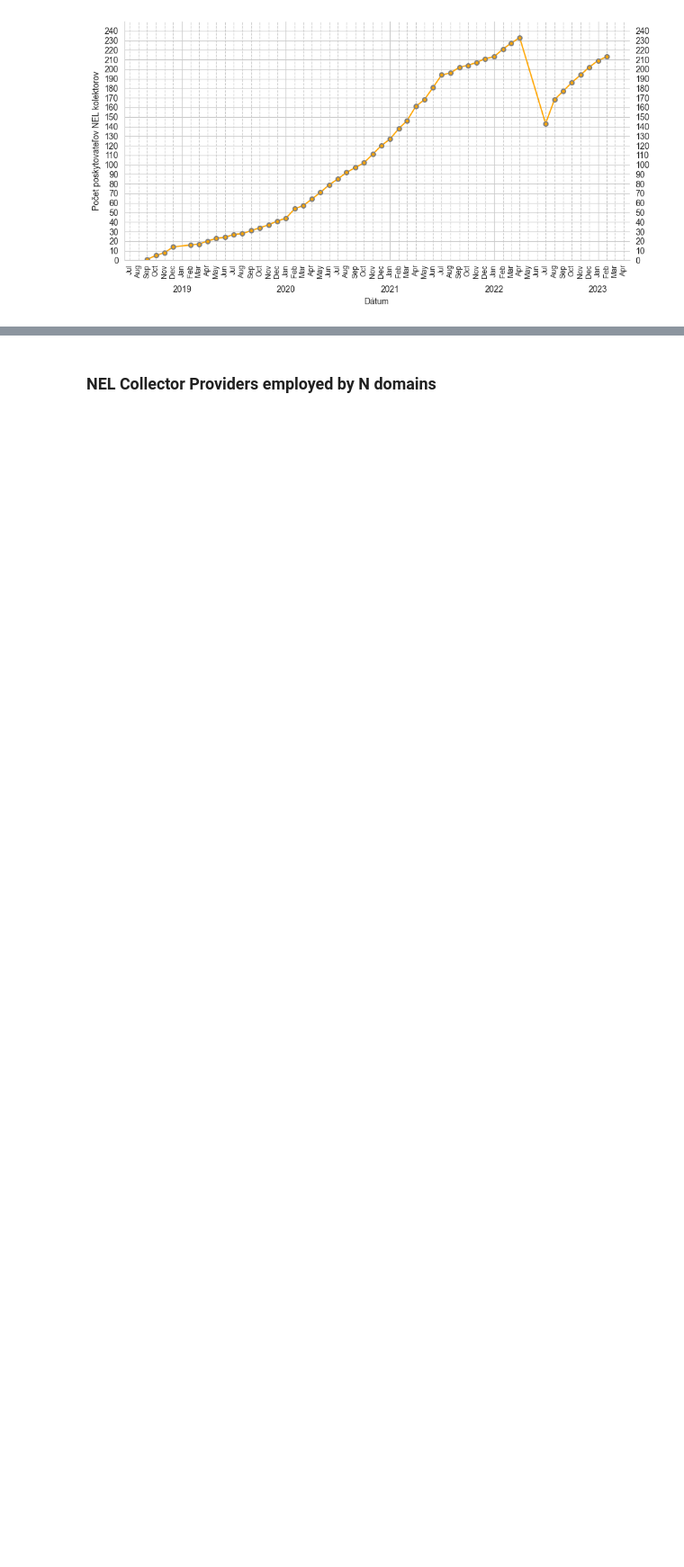
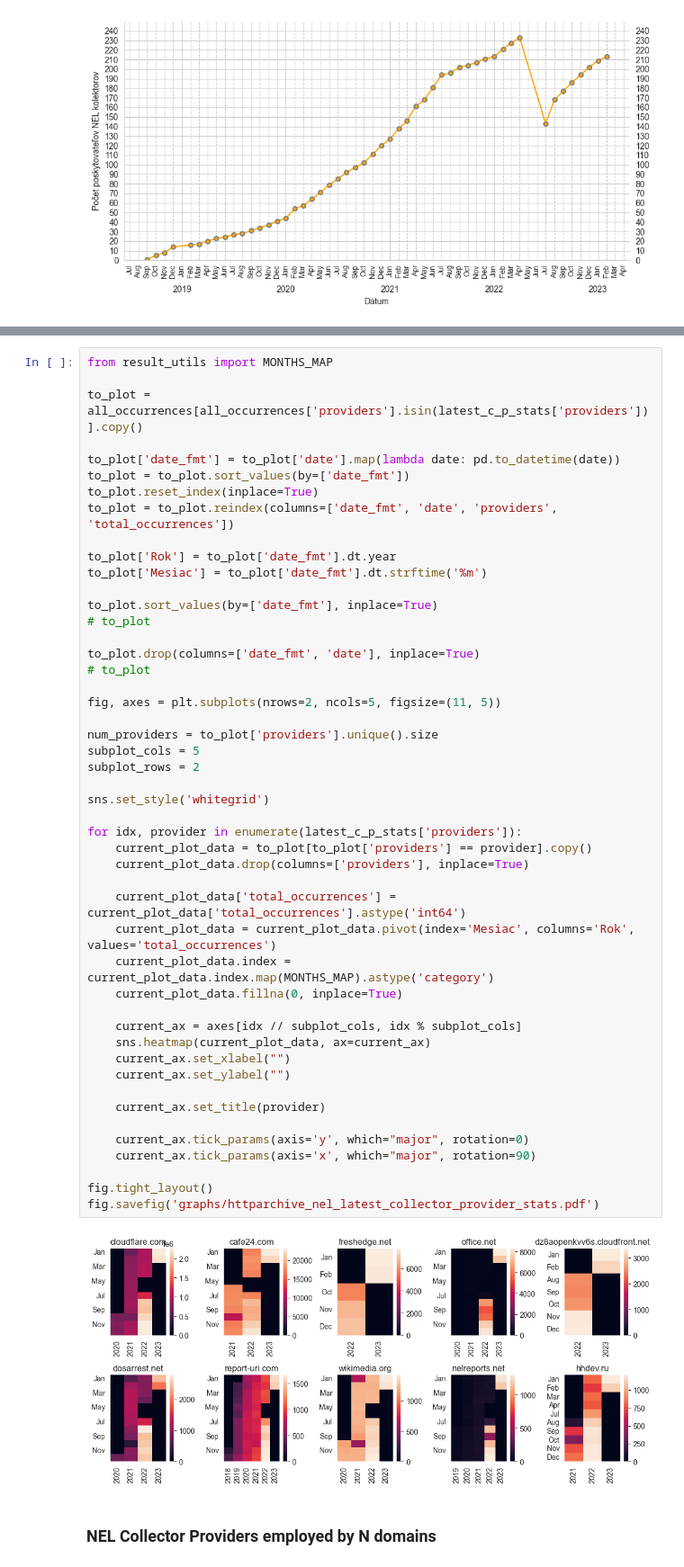
Before and after one commit to JurikMatej/IBP-NEL-Analysis-Scripts, a Jupyter notebook: results/httparchive_nel_collector_provider_usage.ipynb, the cells around one changed output, grey strips where cells are left out. Shown: that part at 90% size. Saved outputs shown, nothing was run; the diff lists cells and outputs as text; blank space fills up the shorter version.

```diff
--- a/results/httparchive_nel_collector_provider_usage.ipynb
+++ b/results/httparchive_nel_collector_provider_usage.ipynb
@@ -292,3 +299,53 @@ latest_data
+# %%
+from result_utils import MONTHS_MAP
+
+to_plot = all_occurrences[all_occurrences['providers'].isin(latest_c_p_stats['providers'])].copy()
+
+to_plot['date_fmt'] = to_plot['date'].map(lambda date: pd.to_datetime(date))
+to_plot = to_plot.sort_values(by=['date_fmt'])
+to_plot.reset_index(inplace=True)
+to_plot = to_plot.reindex(columns=['date_fmt', 'date', 'providers', 'total_occurrences'])
+
+to_plot['Rok'] = to_plot['date_fmt'].dt.year
+to_plot['Mesiac'] = to_plot['date_fmt'].dt.strftime('%m')
+
+to_plot.sort_values(by=['date_fmt'], inplace=True)
+# to_plot
+
+to_plot.drop(columns=['date_fmt', 'date'], inplace=True)
+# to_plot
+
+fig, axes = plt.subplots(nrows=2, ncols=5, figsize=(11, 5))
+
+num_providers = to_plot['providers'].unique().size
+subplot_cols = 5
+subplot_rows = 2
+
+sns.set_style('whitegrid')
+
+for idx, provider in enumerate(latest_c_p_stats['providers']):
+    current_plot_data = to_plot[to_plot['providers'] == provider].copy()
+    current_plot_data.drop(columns=['providers'], inplace=True)
+
+    current_plot_data['total_occurrences'] = current_plot_data['total_occurrences'].astype('int64')
+    current_plot_data = current_plot_data.pivot(index='Mesiac', columns='Rok', values='total_occurrences')
+    current_plot_data.index = current_plot_data.index.map(MONTHS_MAP).astype('category')
+    current_plot_data.fillna(0, inplace=True)
+
+    current_ax = axes[idx // subplot_cols, idx % subplot_cols]
+    sns.heatmap(current_plot_data, ax=current_ax)
+    current_ax.set_xlabel("")
+    current_ax.set_ylabel("")
+
+    current_ax.set_title(provider)
+
+    current_ax.tick_params(axis='y', which="major", rotation=0)
+    current_ax.tick_params(axis='x', which="major", rotation=90)
+
+fig.tight_layout()
+fig.savefig('graphs/httparchive_nel_latest_collector_provider_stats.pdf')
+# %% [output]
+[figure, added]
 # %% [markdown]
 ### NEL Collector Providers employed by N domains
 # %%
```
Also changed, not shown: parts of 5 cells of this notebook, 3 other files.
